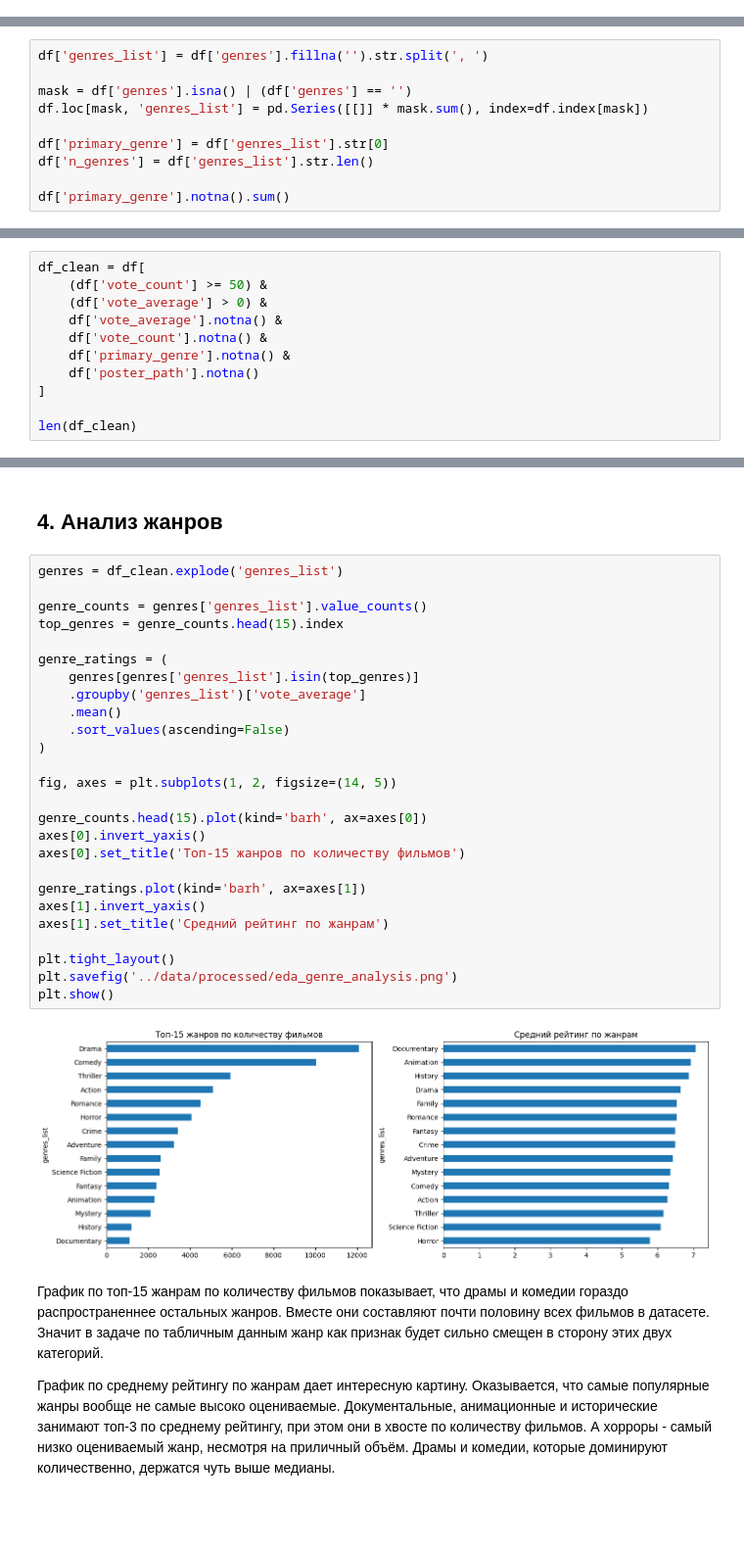
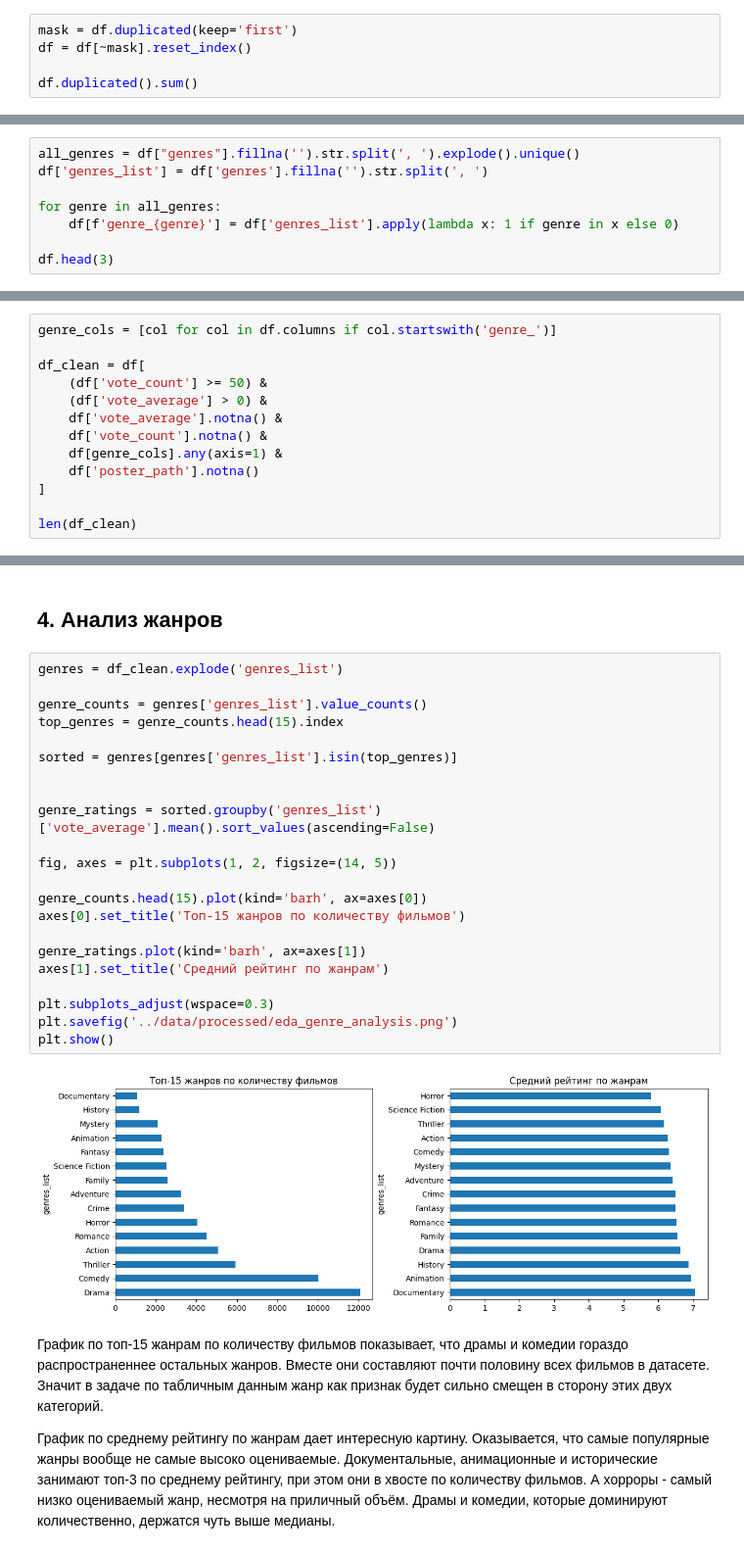
Before and after one commit to voaad/GP5-TEAM3, a Jupyter notebook: notebooks/01_eda.ipynb, the cells around one changed output, grey strips where cells are left out. Shown at 98% size. Drawn from its saved outputs; the diff is of its cells as text; blank space fills up the shorter version.

```diff
--- a/notebooks/01_eda.ipynb
+++ b/notebooks/01_eda.ipynb
@@ -37,0 +56,5 @@ df.shape
+# %%
+mask = df.duplicated(keep='first')
+df = df[~mask].reset_index()
+
+df.duplicated().sum()
@@ -107,10 +176,0 @@ Name: genres, Length: 1437247, dtype: object>
-# %%
-df['genres_list'] = df['genres'].fillna('').str.split(', ')
-
-mask = df['genres'].isna() | (df['genres'] == '')
-df.loc[mask, 'genres_list'] = pd.Series([[]] * mask.sum(), index=df.index[mask])
-
-df['primary_genre'] = df['genres_list'].str[0]
-df['n_genres'] = df['genres_list'].str.len()
-
-df['primary_genre'].notna().sum()
@@ -126,0 +177,8 @@ np.int64(634538)
+# %%
+all_genres = df["genres"].fillna('').str.split(', ').explode().unique()
+df['genres_list'] = df['genres'].fillna('').str.split(', ')
+
+for genre in all_genres:
+    df[f'genre_{genre}'] = df['genres_list'].apply(lambda x: 1 if genre in x else 0)
+
+df.head(3)
@@ -127,12 +191,14 @@ np.int64(634538)
 # %% [markdown]
 ## 3. Целевая переменная: рейтинг
 # %%
+genre_cols = [col for col in df.columns if col.startswith('genre_')]
+
 df_clean = df[
     (df['vote_count'] >= 50) &
     (df['vote_average'] > 0) &
     df['vote_average'].notna() &
     df['vote_count'].notna() &
-    df['primary_genre'].notna() &
+    df[genre_cols].any(axis=1) &
     df['poster_path'].notna()
 ]
 
@@ -202,31 +272,27 @@ P.S. Дописываю после написания раздела по таб
 # %%
 genres = df_clean.explode('genres_list')
 
 genre_counts = genres['genres_list'].value_counts()
 top_genres = genre_counts.head(15).index
 
-genre_ratings = (
-    genres[genres['genres_list'].isin(top_genres)]
-    .groupby('genres_list')['vote_average']
-    .mean()
-    .sort_values(ascending=False)
-)
+sorted = genres[genres['genres_list'].isin(top_genres)]
+
+
+genre_ratings = sorted.groupby('genres_list')['vote_average'].mean().sort_values(ascending=False)
 
 fig, axes = plt.subplots(1, 2, figsize=(14, 5))
 
 genre_counts.head(15).plot(kind='barh', ax=axes[0])
-axes[0].invert_yaxis()
 axes[0].set_title('Топ-15 жанров по количеству фильмов')
 
 genre_ratings.plot(kind='barh', ax=axes[1])
-axes[1].invert_yaxis()
 axes[1].set_title('Средний рейтинг по жанрам')
 
-plt.tight_layout()
+plt.subplots_adjust(wspace=0.3)
 plt.savefig('../data/processed/eda_genre_analysis.png')
 plt.show()
 # %% [output]
-[figure, old version]
+[figure, new version]
 # %% [markdown]
 График по топ-15 жанрам по количеству фильмов показывает, что драмы и комедии гораздо распространеннее остальных жанров. Вместе они составляют почти половину всех фильмов в датасете. Значит в задаче по табличным данным жанр как признак будет сильно смещен в сторону этих двух категорий.
 
```
Also changed, not shown: parts of 44 cells of this notebook.
